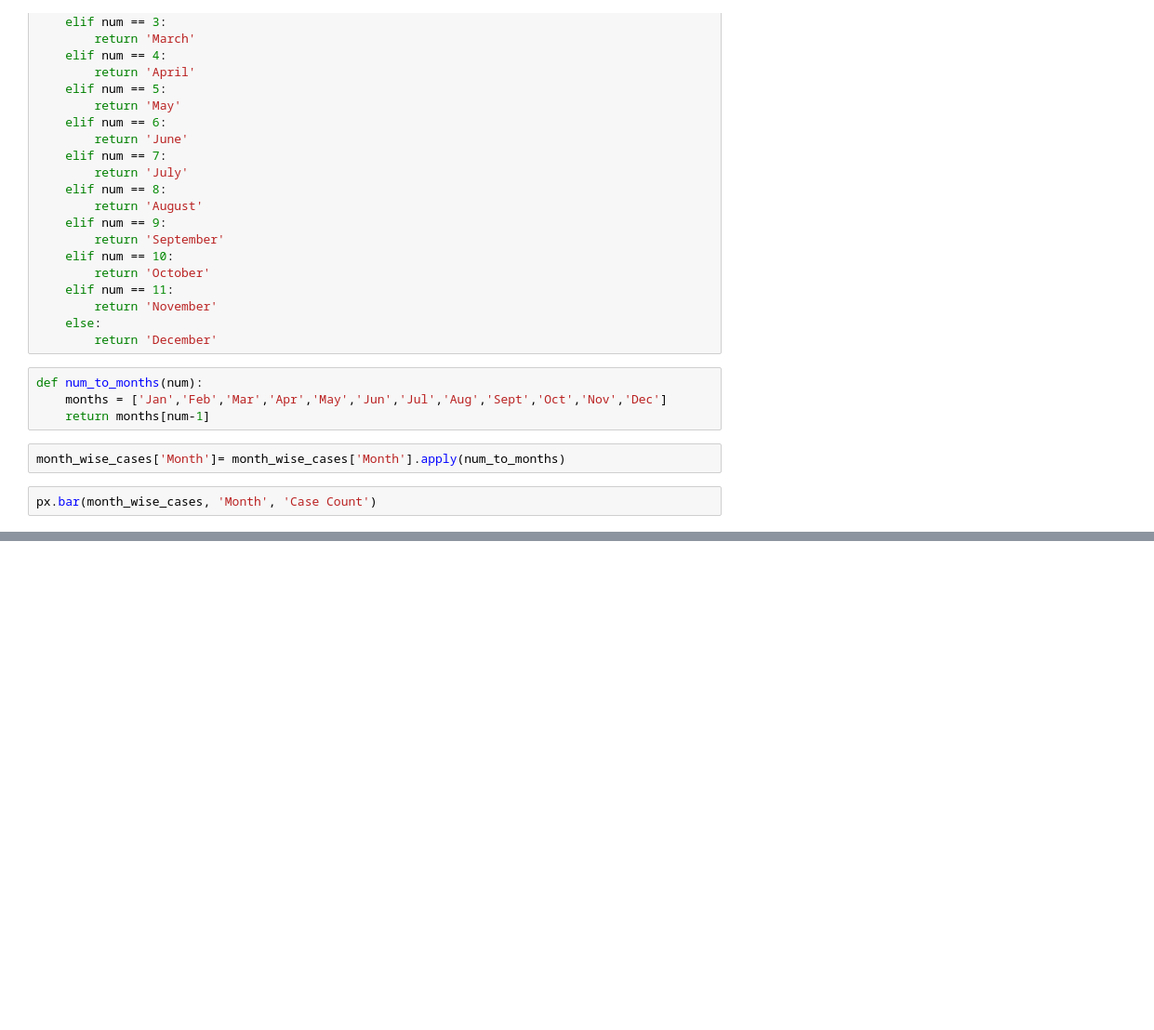
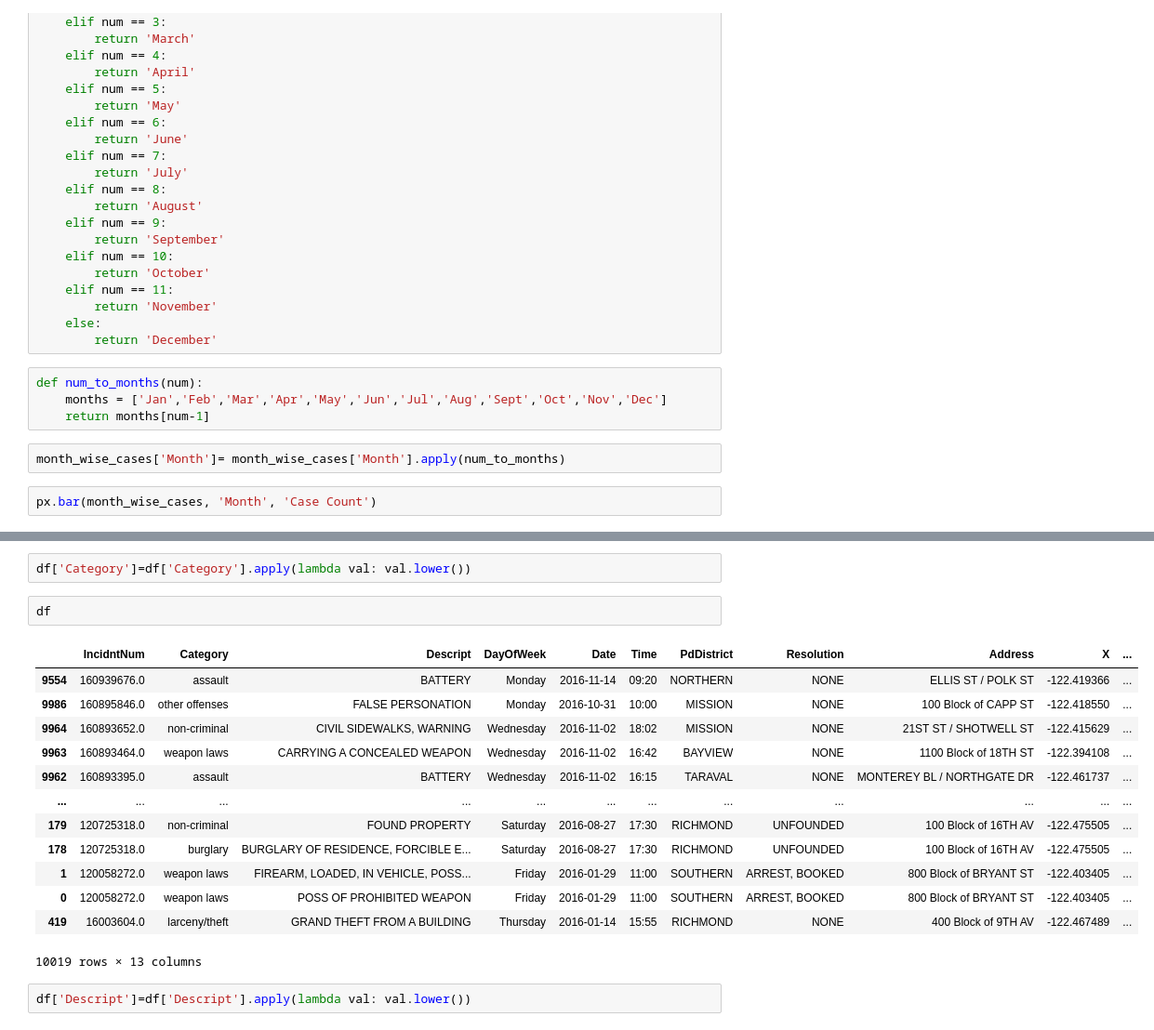
Before and after one commit to Vidushiupadhyay/digipodium-data-analytics-course, a Jupyter notebook: Data_analytics/pandas_basics.ipynb, the cells around one changed output, grey strips where cells are left out. Shown at 93% size. Saved outputs shown, nothing was run; the diff lists cells and outputs as text; blank space fills up the shorter version.

```diff
--- a/Data_analytics/pandas_basics.ipynb
+++ b/Data_analytics/pandas_basics.ipynb
@@ -364,0 +446,20 @@ px.bar(month_wise_cases, 'Month', 'Case Count')
+# %%
+df['Category']=df['Category'].apply(lambda val: val.lower())
+# %%
+df
+# %% [output]
+|  | IncidntNum | Category | Descript | DayOfWeek | Date | Time | PdDistrict | Resolution | Address | X | ... |
+| 9554 | 160939676.0 | assault | BATTERY | Monday | 2016-11-14 | 09:20 | NORTHERN | NONE | ELLIS ST / POLK ST | -122.419366 | ... |
+| 9986 | 160895846.0 | other offenses | FALSE PERSONATION | Monday | 2016-10-31 | 10:00 | MISSION | NONE | 100 Block of CAPP ST | -122.418550 | ... |
+| 9964 | 160893652.0 | non-criminal | CIVIL SIDEWALKS, WARNING | Wednesday | 2016-11-02 | 18:02 | MISSION | NONE | 21ST ST / SHOTWELL ST | -122.415629 | ... |
+| 9963 | 160893464.0 | weapon laws | CARRYING A CONCEALED WEAPON | Wednesday | 2016-11-02 | 16:42 | BAYVIEW | NONE | 1100 Block of 18TH ST | -122.394108 | ... |
+| 9962 | 160893395.0 | assault | BATTERY | Wednesday | 2016-11-02 | 16:15 | TARAVAL | NONE | MONTEREY BL / NORTHGATE DR | -122.461737 | ... |
+| ... | ... | ... | ... | ... | ... | ... | ... | ... | ... | ... | ... |
+| 179 | 120725318.0 | non-criminal | FOUND PROPERTY | Saturday | 2016-08-27 | 17:30 | RICHMOND | UNFOUNDED | 100 Block of 16TH AV | -122.475505 | ... |
+| 178 | 120725318.0 | burglary | BURGLARY OF RESIDENCE, FORCIBLE E... | Saturday | 2016-08-27 | 17:30 | RICHMOND | UNFOUNDED | 100 Block of 16TH AV | -122.475505 | ... |
+| 1 | 120058272.0 | weapon laws | FIREARM, LOADED, IN VEHICLE, POSS... | Friday | 2016-01-29 | 11:00 | SOUTHERN | ARREST, BOOKED | 800 Block of BRYANT ST | -122.403405 | ... |
+| 0 | 120058272.0 | weapon laws | POSS OF PROHIBITED WEAPON | Friday | 2016-01-29 | 11:00 | SOUTHERN | ARREST, BOOKED | 800 Block of BRYANT ST | -122.403405 | ... |
+| 419 | 16003604.0 | larceny/theft | GRAND THEFT FROM A BUILDING | Thursday | 2016-01-14 | 15:55 | RICHMOND | NONE | 400 Block of 9TH AV | -122.467489 | ... |
+10019 rows × 13 columns
+# %%
+df['Descript']=df['Descript'].apply(lambda val: val.lower())
```
Also changed, not shown: parts of 44 cells of this notebook.
